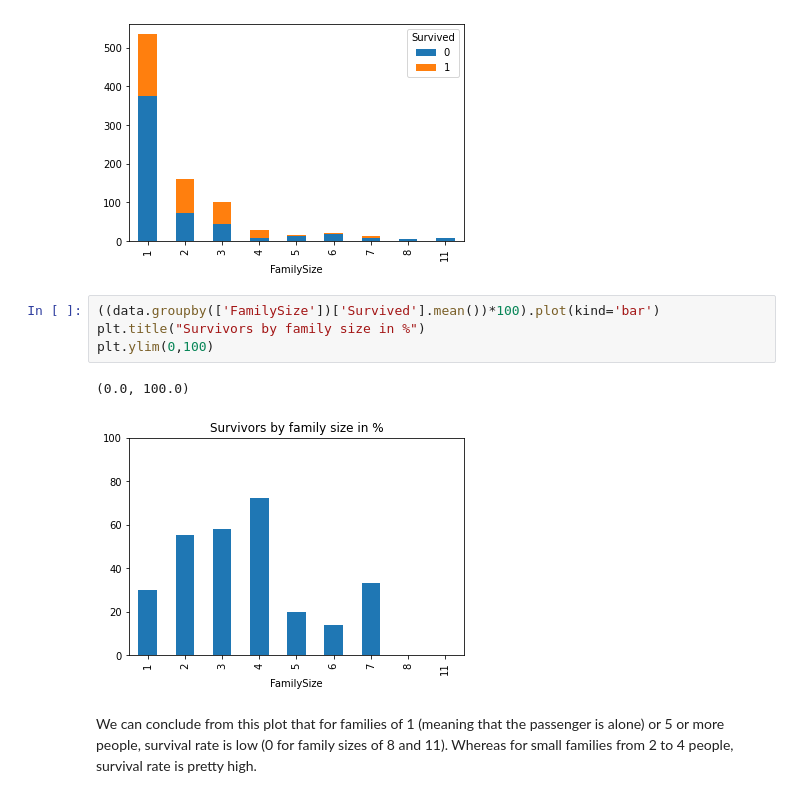
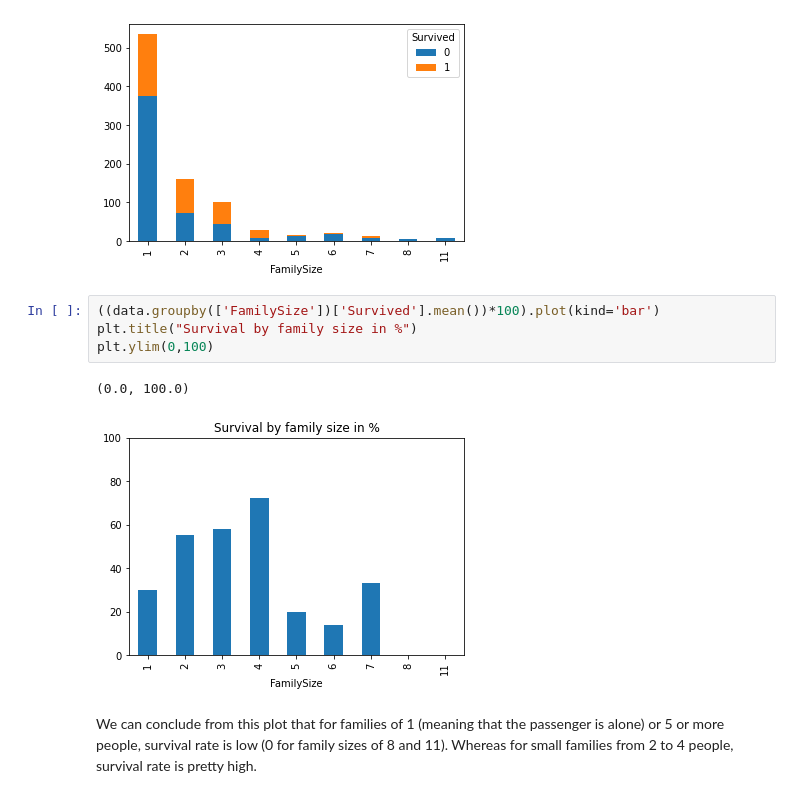
Before and after one commit to nounou-mimi/SIC-checkpoints, a Jupyter notebook: checkpoint3.ipynb, the cells around one changed output. Cells and saved outputs as stored; diff of their text form.

```diff
--- a/checkpoint3.ipynb
+++ b/checkpoint3.ipynb
@@ -690,11 +744,11 @@ data.groupby(['FamilySize','Survived'])['FamilySize'].size().unstack().plot(kind
 [figure]
 # %%
 ((data.groupby(['FamilySize'])['Survived'].mean())*100).plot(kind='bar')
-plt.title("Survivors by family size in %")
+plt.title("Survival by family size in %")
 plt.ylim(0,100)
 # %% [output]
 (0.0, 100.0)
-[figure, old version]
+[figure, new version]
 # %% [markdown]
 We can conclude from this plot that for families of 1 (meaning that the passenger is alone) or 5 or more people, survival rate is low (0 for family sizes of 8 and 11). Whereas for small families from 2 to 4 people, survival rate is pretty high.
 # %% [markdown]
```
Also changed, not shown: parts of 37 cells of this notebook.
